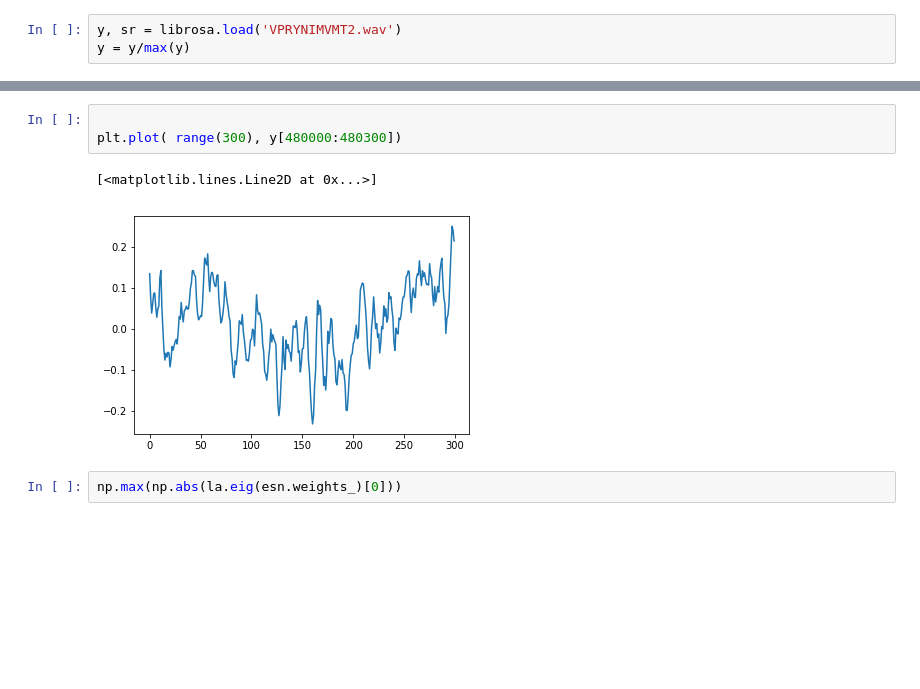
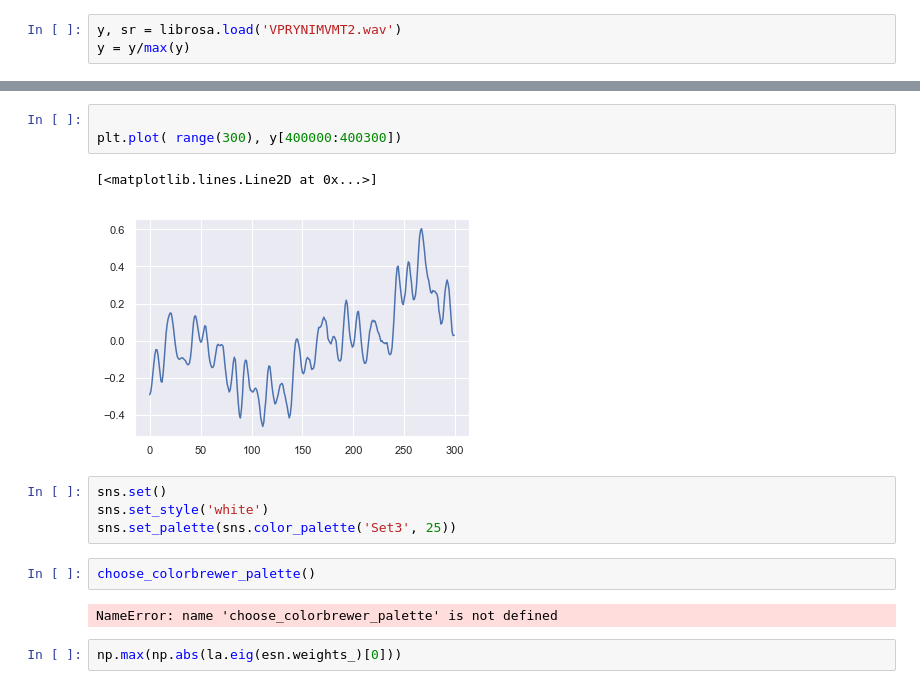
Before and after one commit to jamiecwebber/MusicMotionHack, a Jupyter notebook: Demo.ipynb, the cells around one changed output, grey strips where cells are left out. Cells and saved outputs as stored; diff of their text form; blank space fills up the shorter version.

```diff
--- a/Demo.ipynb
+++ b/Demo.ipynb
@@ -60,9 +155,17 @@ for j in range(100):
 # %%
 
-plt.plot( range(300), y[480000:480300])
+plt.plot( range(300), y[400000:400300])
 # %% [output]
 [<matplotlib.lines.Line2D at 0x...>]
-[figure, old version]
+[figure, new version]
+# %%
+sns.set()
+sns.set_style('white')
+sns.set_palette(sns.color_palette('Set3', 25))
+# %%
+choose_colorbrewer_palette()
+# %% [output]
+NameError: name 'choose_colorbrewer_palette' is not defined
 # %%
 np.max(np.abs(la.eig(esn.weights_)[0]))
 # %% [output]
```
Also changed, not shown: parts of 13 cells of this notebook, 3 other files.
